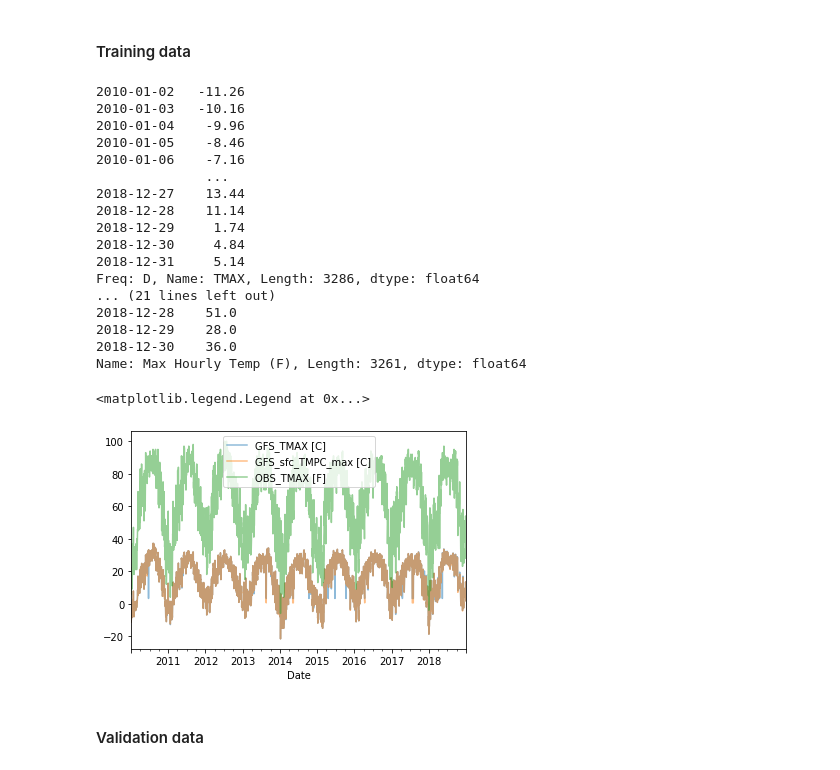
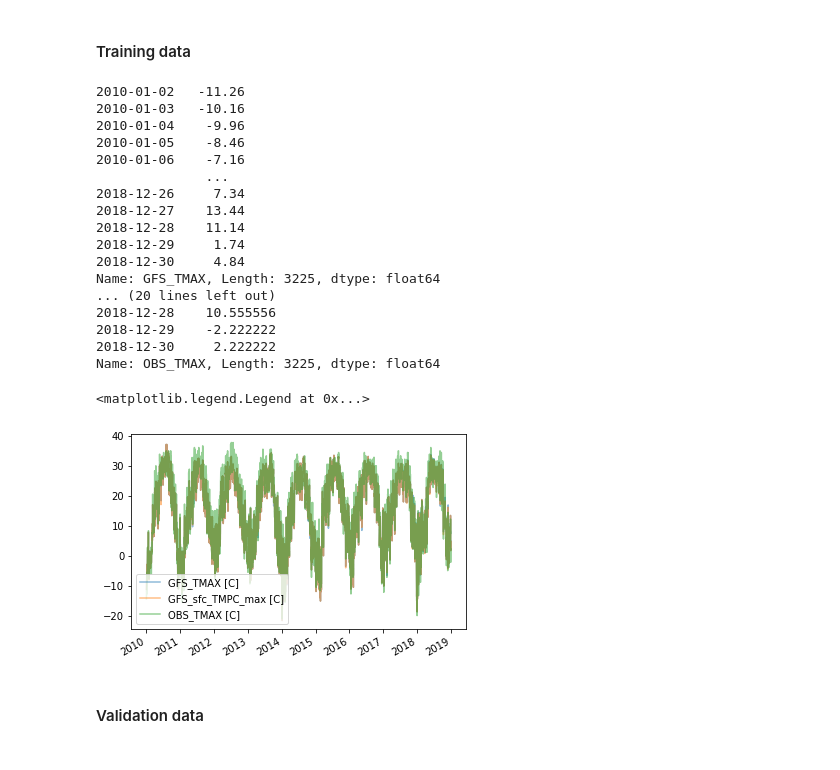
Before and after one commit to chuchun2/ATMS-597-Project-4-Group-C, a Jupyter notebook: project4_0404_CC.ipynb, the cells around one changed output. Drawn from its saved outputs; the diff is of its cells as text; code cells hidden in the pictures.

Commit message:
Update to TMAX linear regression model

```diff
--- a/project4_0404_CC.ipynb
+++ b/project4_0404_CC.ipynb
@@ -292,3 +290,7 @@ sfc_gfs_raw
 | 2020-02-02 03:00:00 | -0.77 | 57.0 | 39.0 | 22.0 | 0.00 | 984.3 | 0.24 | 3.7 | 2.0 | 4.205948 |
 | 2020-02-02 06:00:00 | -0.62 | 42.0 | 42.0 | 11.0 | 0.00 | 981.7 | 0.54 | 3.7 | 2.9 | 4.701064 |
 32805 rows × 10 columns
+# %%
+# Read the saved file
+sfc_gfs_raw = pd.read_csv(YOUR_DIRECTORY + 'sfc_gfs_raw.csv', index_col=0)
+sfc_gfs_raw
@@ -463,0 +458,11 @@ Name: Max Hourly Temp (F), Length: 3652, dtype: object
+# %%
+# (1) select consistent dates and units (2) concatenate columns (3) remove missing dates at once
+OBS_TMAX = daily_obs['Max Hourly Temp (F)'].astype(float)['2010-01-02':'2019-12-31']
+GFS_TMAX = daily_gfs_valid_time['TMAX']['2010-01-02 06:00:00':'2019-12-31 06:00:00'].resample('D').mean()
+GFS_sfc_TMPC_daily_max = sfc_gfs_raw['TMPC'].astype(float).resample('24H',base=6).max()['2010-01-02 06:00:00':'2019-12-31 06:00:00'].resample('D').mean()
+OBS_TMAX = (OBS_TMAX-32)*5/9  # convert deg F to deg C
+
+TMAX_concat = pd.concat([OBS_TMAX, GFS_TMAX, GFS_sfc_TMPC_daily_max], axis=1)
+TMAX_concat.columns = ['OBS_TMAX', 'GFS_TMAX', 'GFS_sfc_TMPC_daily_max']
+TMAX_ALL = TMAX_concat.dropna()
+TMAX_ALL
@@ -465,42 +484,40 @@ Name: Max Hourly Temp (F), Length: 3652, dtype: object
 #### Training data
 # %%
 # Training data, x: TMAX from daily_gfs (in deg C)
-GFS_TMAX_train = daily_gfs['TMAX']['2010-01-02 06:00:00':'2018-12-31 06:00:00'].resample('D').mean()  # select 2010-01-01 to 2018-12-30
+GFS_TMAX_train = TMAX_ALL['GFS_TMAX']['2010-01-02':'2018-12-31']
 print(GFS_TMAX_train)
 GFS_TMAX_train.plot(alpha = 0.5, label = 'GFS_TMAX [C]');
 
 # Training data, x: daily TMAX from sfc_gfs (in deg C)
-GFS_sfc_TMPC_max_train = sfc_gfs['TMPC'].astype(float).resample('24H',base=6).max()['2010-01-02 06:00:00':'2018-12-31 06:00:00'].resample('D').mean()
+GFS_sfc_TMPC_max_train = TMAX_ALL['GFS_sfc_TMPC_daily_max']['2010-01-02':'2018-12-31']
 print(GFS_sfc_TMPC_max_train)
 GFS_sfc_TMPC_max_train.plot(alpha = 0.5, label = 'GFS_sfc_TMPC_max [C]');
 
-# Training data, y: daily_obs & Mask Missing Data (in deg F)
-mask_missing = daily_obs['Max Hourly Temp (F)'] == 'M'
-OBS_TMAX_train = daily_obs['Max Hourly Temp (F)'].mask(mask_missing).dropna().astype(float)['2010-01-02':'2018-12-31']
-#OBS_TMAX_train = daily_obs['Max Hourly Temp (F)'].mask(mask_missing).astype(float)['2010-01-02':'2018-12-31']
+# Training data, y: daily_obs (in deg C)
+OBS_TMAX_train = TMAX_ALL['OBS_TMAX']['2010-01-02':'2018-12-31']
 print(OBS_TMAX_train)
-OBS_TMAX_train.plot(alpha = 0.5, label = 'OBS_TMAX [F]');
+OBS_TMAX_train.plot(alpha = 0.5, label = 'OBS_TMAX [C]');
 plt.legend(loc = 'best')
 # %% [output]
 2010-01-02   -11.26
 2010-01-03   -10.16
 2010-01-04    -9.96
 2010-01-05    -8.46
 2010-01-06    -7.16
               ...
+2018-12-26     7.34
 2018-12-27    13.44
 2018-12-28    11.14
 2018-12-29     1.74
 2018-12-30     4.84
-2018-12-31     5.14
-Freq: D, Name: TMAX, Length: 3286, dtype: float64
-... (21 lines left out)
-2018-12-28    51.0
-2018-12-29    28.0
-2018-12-30    36.0
-Name: Max Hourly Temp (F), Length: 3261, dtype: float64
+Name: GFS_TMAX, Length: 3225, dtype: float64
+... (20 lines left out)
+2018-12-28    10.555556
+2018-12-29    -2.222222
+2018-12-30     2.222222
+Name: OBS_TMAX, Length: 3225, dtype: float64
 <matplotlib.legend.Legend at 0x...>
-[figure, old version]
+[figure, new version]
 # %% [markdown]
 #### Validation data
 # %%
```
Also changed, not shown: parts of 10 cells of this notebook.
